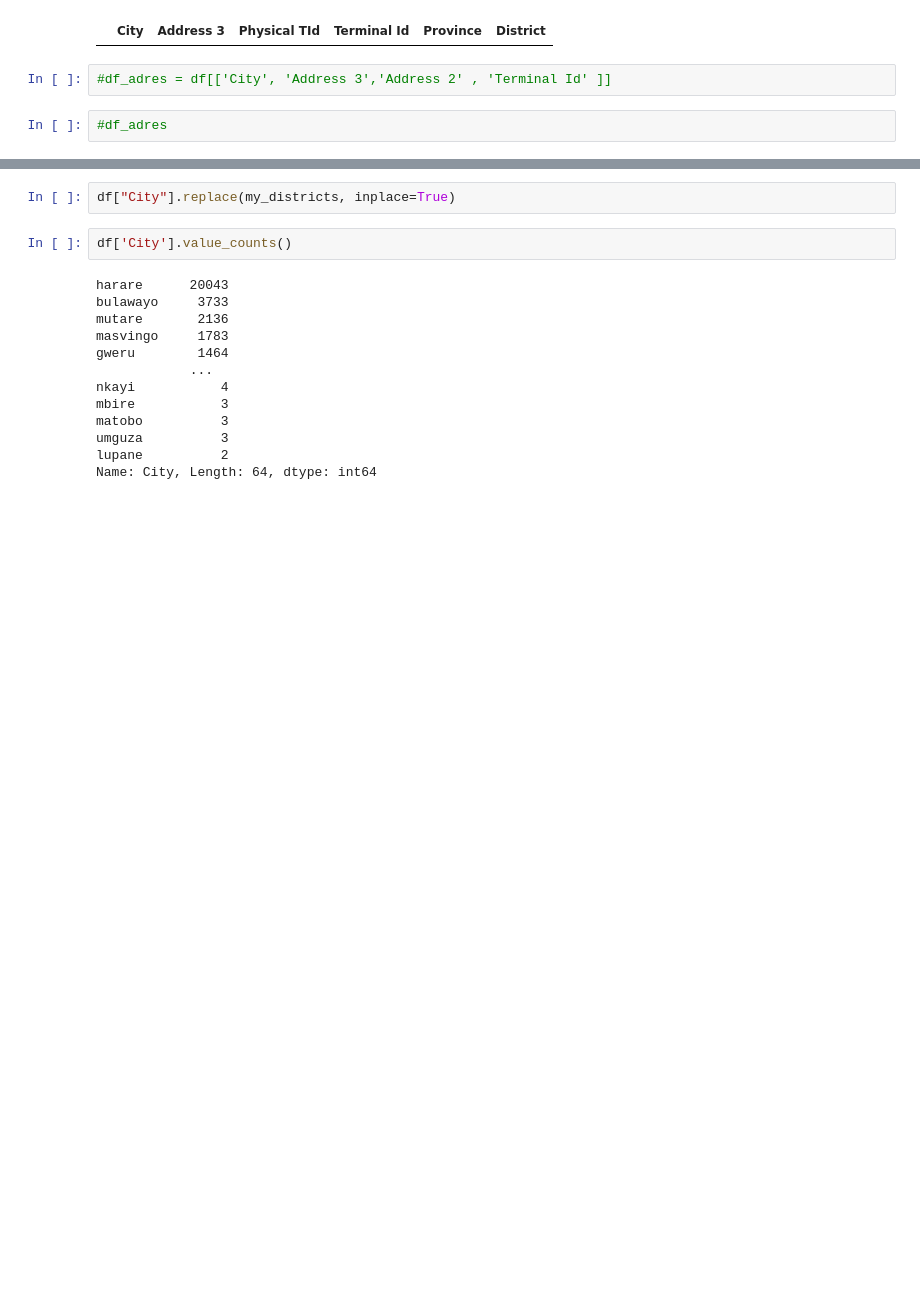
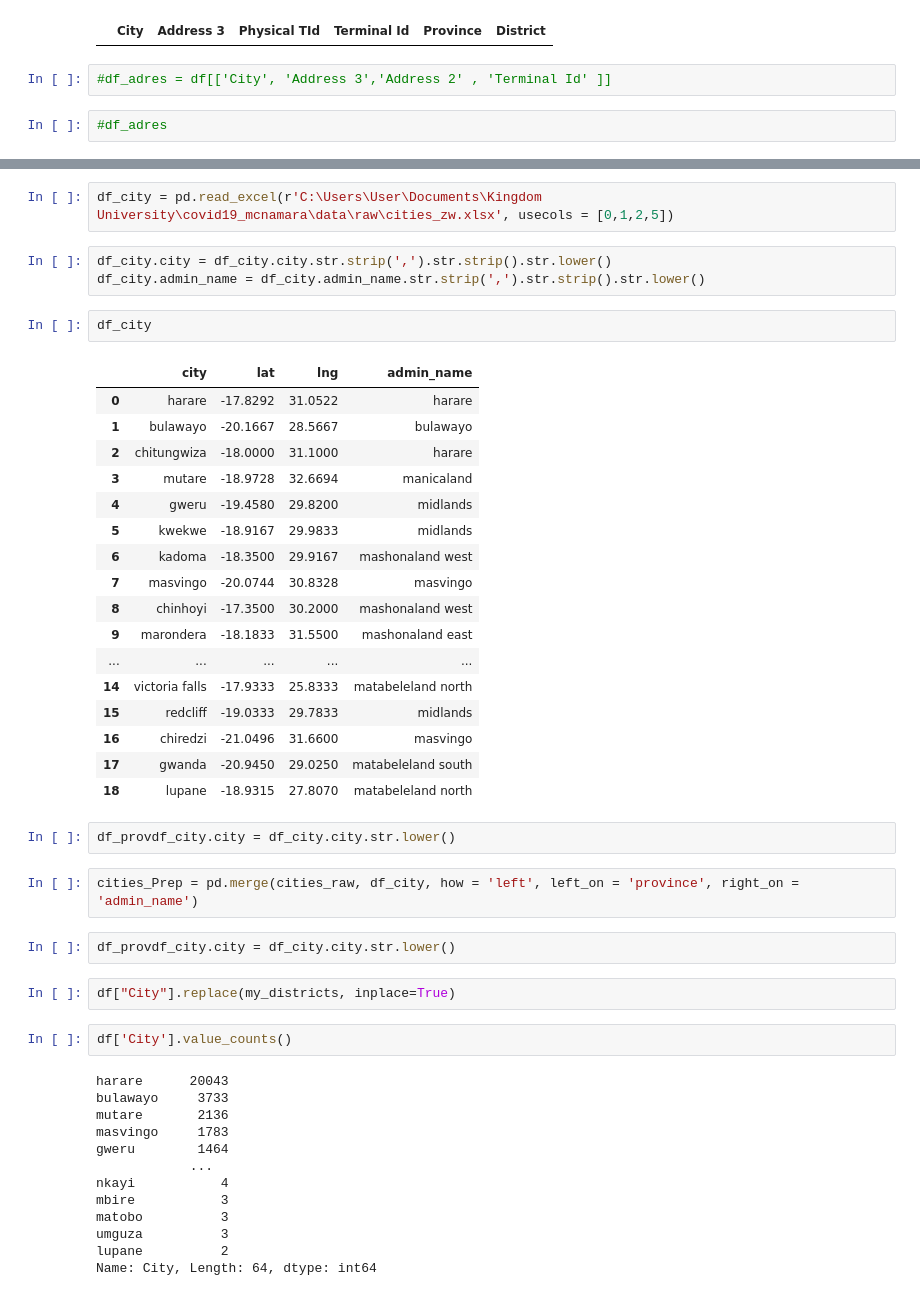
Before and after one commit to McnamaraChiwaye/pos_app, a Jupyter notebook: revenue.ipynb, the cells around one changed output, grey strips where cells are left out. Saved outputs shown, nothing was run; the diff lists cells and outputs as text; blank space fills up the shorter version.

Commit message:
added august data clean up
Can now create maps using longitude and altitude

```diff
--- a/revenue.ipynb
+++ b/revenue.ipynb
@@ -284,3 +340,34 @@ cities_raw[cities_raw['District'].isna()]
+# %%
+df_city = pd.read_excel(r'C:\Users\User\Documents\Kingdom University\covid19_mcnamara\data\raw\cities_zw.xlsx', usecols = [0,1,2,5])
+# %%
+df_city.city = df_city.city.str.strip(',').str.strip().str.lower()
+df_city.admin_name = df_city.admin_name.str.strip(',').str.strip().str.lower()
+# %%
+df_city
+# %% [output]
+|  | city | lat | lng | admin_name |
+| 0 | harare | -17.8292 | 31.0522 | harare |
+| 1 | bulawayo | -20.1667 | 28.5667 | bulawayo |
+| 2 | chitungwiza | -18.0000 | 31.1000 | harare |
+| 3 | mutare | -18.9728 | 32.6694 | manicaland |
+| 4 | gweru | -19.4580 | 29.8200 | midlands |
+| 5 | kwekwe | -18.9167 | 29.9833 | midlands |
+| 6 | kadoma | -18.3500 | 29.9167 | mashonaland west |
+| 7 | masvingo | -20.0744 | 30.8328 | masvingo |
+| 8 | chinhoyi | -17.3500 | 30.2000 | mashonaland west |
+| 9 | marondera | -18.1833 | 31.5500 | mashonaland east |
+| ... | ... | ... | ... | ... |
+| 14 | victoria falls | -17.9333 | 25.8333 | matabeleland north |
+| 15 | redcliff | -19.0333 | 29.7833 | midlands |
+| 16 | chiredzi | -21.0496 | 31.6600 | masvingo |
+| 17 | gwanda | -20.9450 | 29.0250 | matabeleland south |
+| 18 | lupane | -18.9315 | 27.8070 | matabeleland north |
+# %%
+df_provdf_city.city = df_city.city.str.lower()
+# %%
+cities_Prep = pd.merge(cities_raw, df_city, how = 'left', left_on = 'province', right_on = 'admin_name')
+# %%
+df_provdf_city.city = df_city.city.str.lower()
 # %%
 df["City"].replace(my_districts, inplace=True)
 # %%
```
Also changed, not shown: parts of 90 cells of this notebook.
